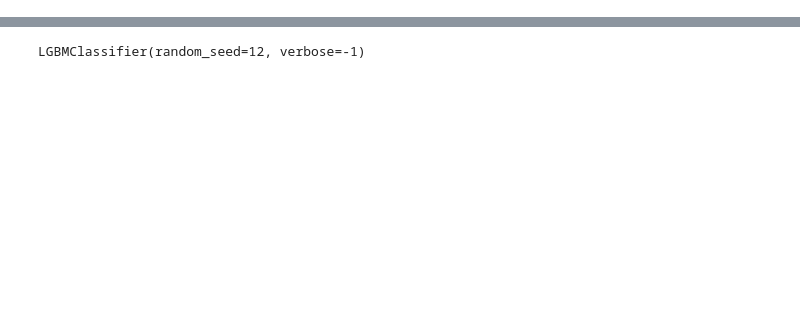
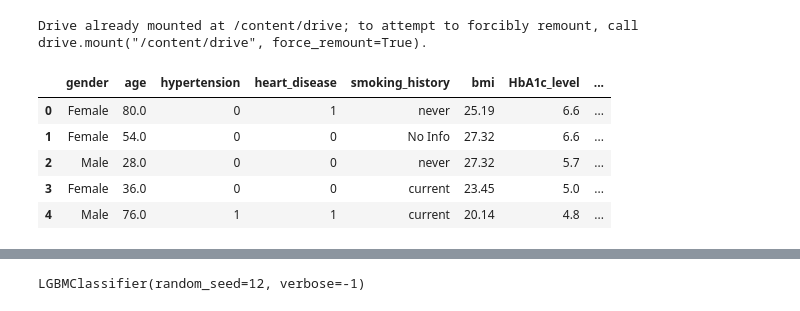
Before and after one commit to Brritany/ml-from-zero2master, a Jupyter notebook: jupyter notebook/shap.ipynb, the cells around one changed output, grey strips where cells are left out. Saved outputs shown, nothing was run; the diff lists cells and outputs as text; code cells hidden in the pictures; blank space fills up the shorter version.

```diff
--- a/jupyter notebook/shap.ipynb
+++ b/jupyter notebook/shap.ipynb
@@ -1,3 +1,8 @@
+# %%
+from google.colab import drive
+drive.mount('/content/drive')
+# %% [output]
+Drive already mounted at /content/drive; to attempt to forcibly remount, call drive.mount("/content/drive", force_remount=True).
 # %%
 import pandas as pd
 import numpy as np
@@ -6 +11,12 @@ from sklearn.datasets import load_breast_cancer
 from sklearn.model_selection import train_test_split
+# %%
+df = pd.read_csv('/content/drive/MyDrive/Class_ML/diabetes_prediction_dataset.csv')
+
+df.head()
+# %% [output]
+|  | gender | age | hypertension | heart_disease | smoking_history | bmi | HbA1c_level | ... |
+| 0 | Female | 80.0 | 0 | 1 | never | 25.19 | 6.6 | ... |
+| 1 | Female | 54.0 | 0 | 0 | No Info | 27.32 | 6.6 | ... |
+| 2 | Male | 28.0 | 0 | 0 | never | 27.32 | 5.7 | ... |
+| 3 | Female | 36.0 | 0 | 0 | current | 23.45 | 5.0 | ... |
+| 4 | Male | 76.0 | 1 | 1 | current | 20.14 | 4.8 | ... |
```
Also changed, not shown: parts of 16 cells of this notebook, 2 other files.
